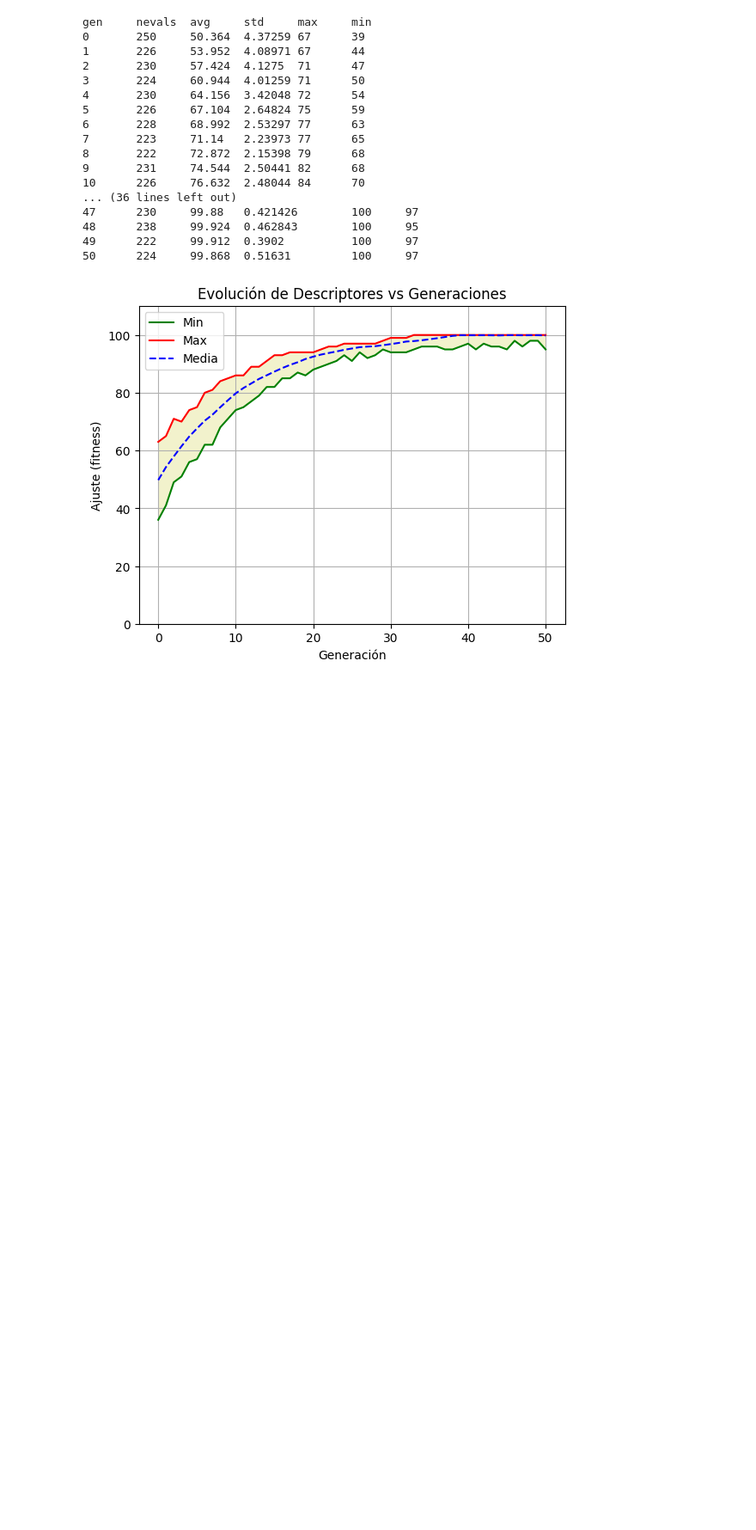
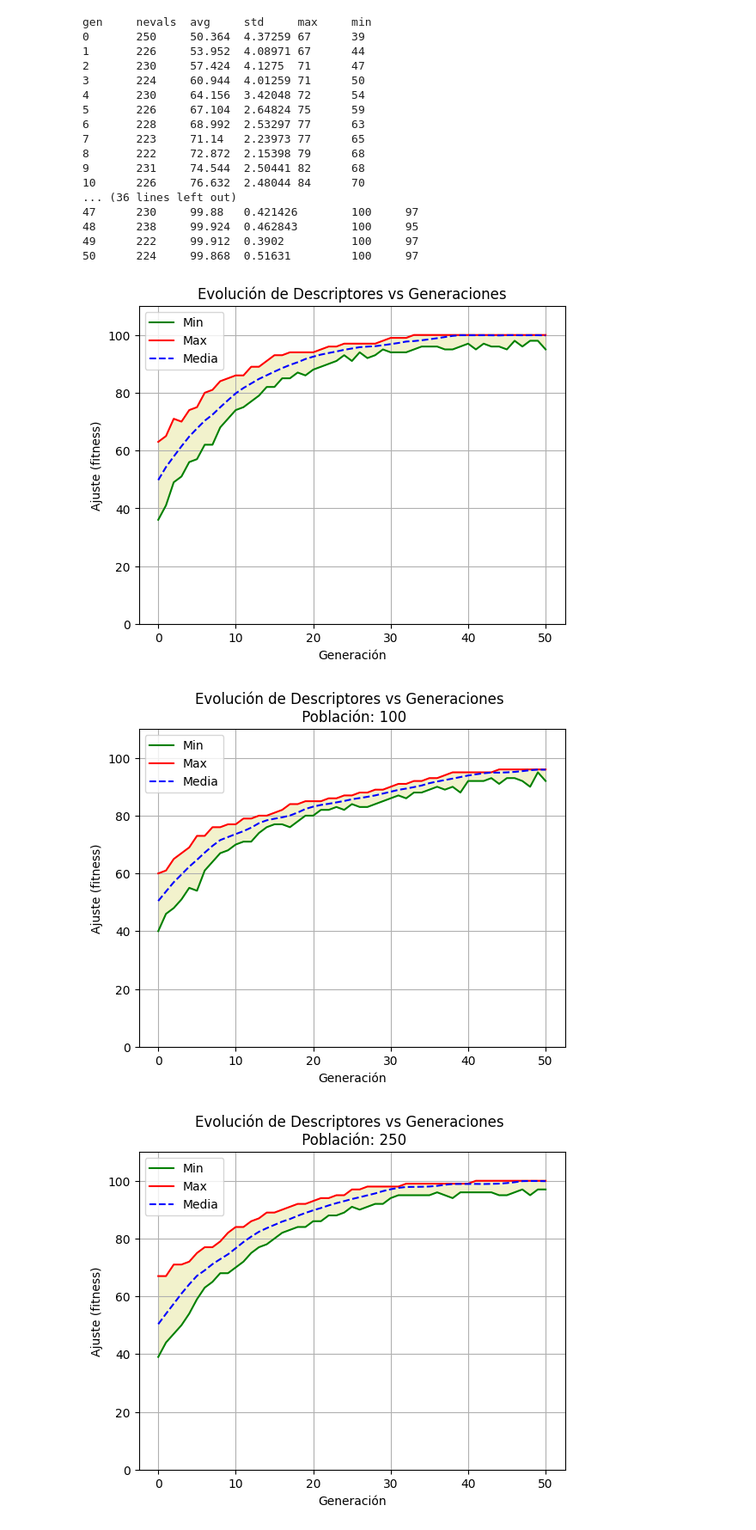
Before and after one commit to PaulaCuesta/Practica3_AndresPaula, a Jupyter notebook: Notebook1.ipynb, the cells around one changed output. Shown at 86% size. Cells and saved outputs as stored; diff of their text form; code cells hidden in the pictures; blank space fills up the shorter version.

```diff
--- a/Notebook1.ipynb
+++ b/Notebook1.ipynb
@@ -350,3 +350,21 @@ def plot_evolucion(log, titulo="Evolución de Descriptores vs Generaciones"):
 plot_evolucion(log_book)
 # %% [output]
 [figure]
+# %%
+ONE_MAX_LENGTH = 100 #longitud de la cadena
+
+TAMANO_POBLACION = [100, 250, 400]
+P_CRUCE = 0.9
+P_MUTACION = 0.1
+
+MAX_GENERACIONES = 50
+
+
+for tam in TAMANO_POBLACION:
+    random.seed(RANDOM_SEED)
+    poblacion_final,log_book=OneMaxGeneticSimple(ONE_MAX_LENGTH, tam, P_CRUCE,
+                                             P_MUTACION, MAX_GENERACIONES, verbose=False)
+    plot_evolucion(log_book, titulo="Evolución de Descriptores vs Generaciones \n Población: "+str(tam))
+# %% [output]
+[figure, added]
+[figure, added]
```
Also changed, not shown: parts of 1 cell of this notebook.
